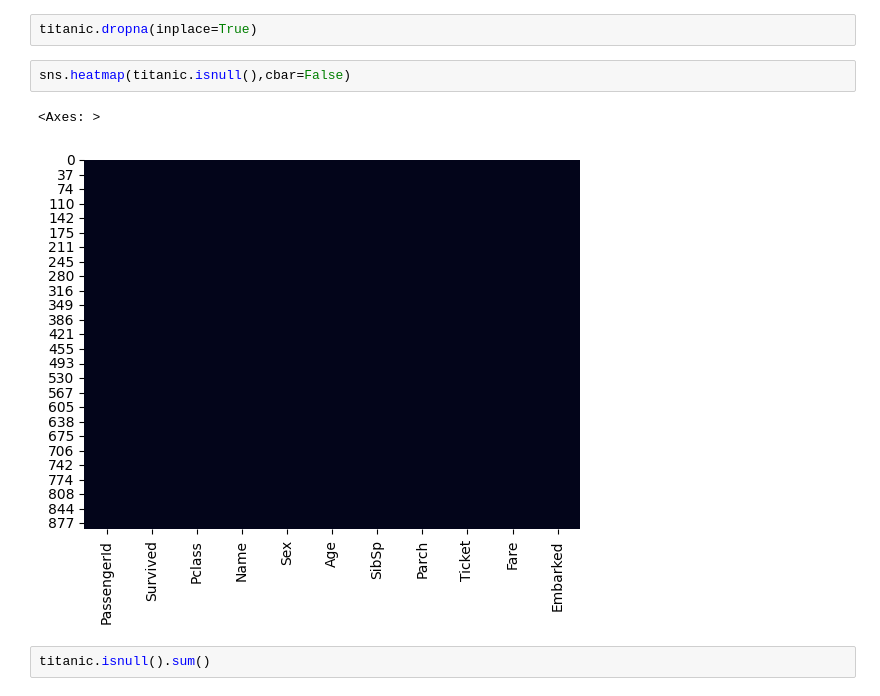
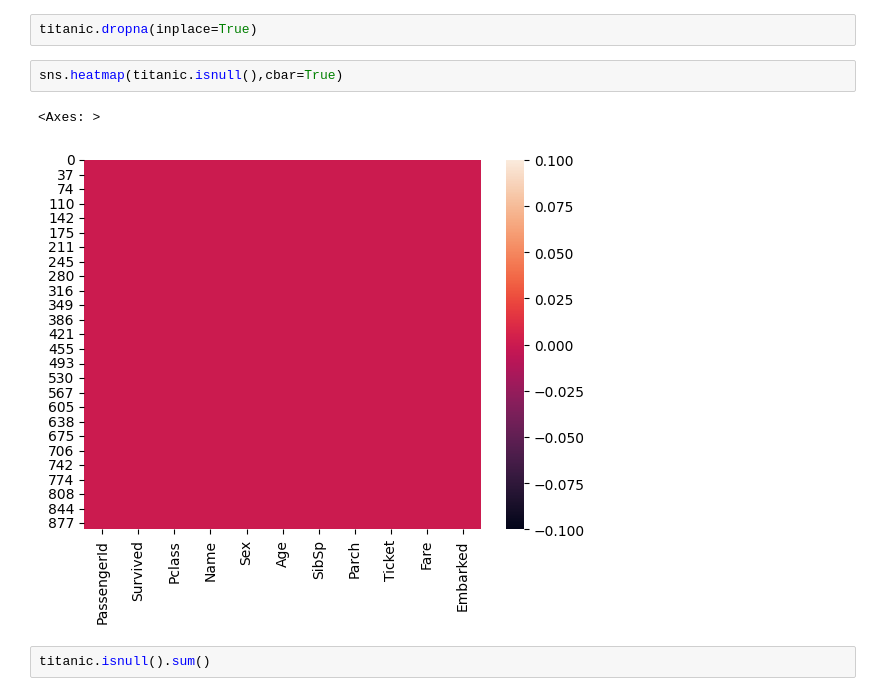
Before and after one commit to Raushaan/CODSOFT, a Jupyter notebook: cd_task1.ipynb, the cells around one changed output. Cells and saved outputs as stored; diff of their text form.

```diff
--- a/cd_task1.ipynb
+++ b/cd_task1.ipynb
@@ -140,10 +140,10 @@ titanic.head(3)
 # %%
 titanic.dropna(inplace=True)
 # %%
-sns.heatmap(titanic.isnull(),cbar=False)
+sns.heatmap(titanic.isnull(),cbar=True)
 # %% [output]
 <Axes: >
-[figure, old version]
+[figure, new version]
 # %%
 titanic.isnull().sum()
 # %% [output]
```
Also changed, not shown: parts of 6 cells of this notebook.
